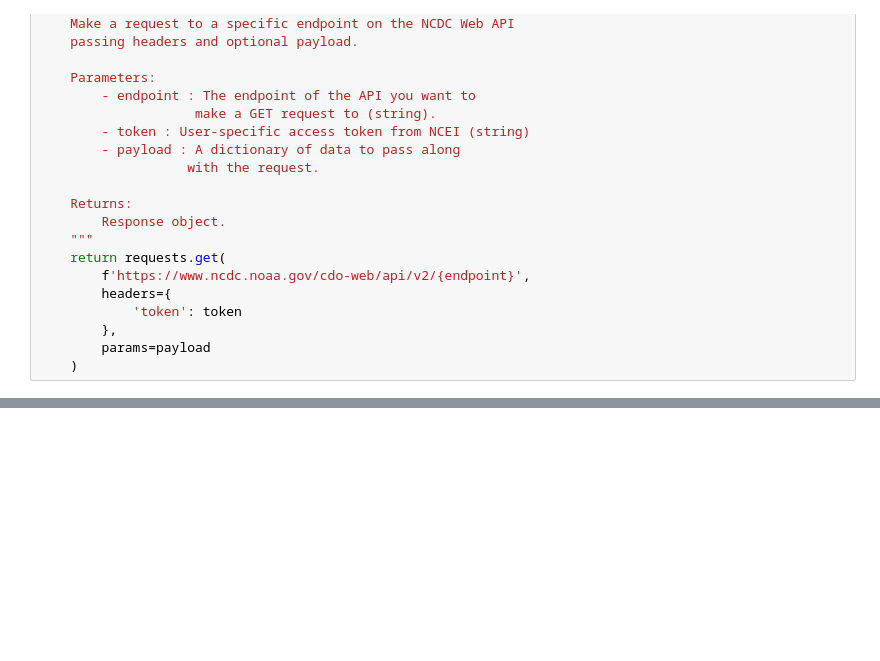
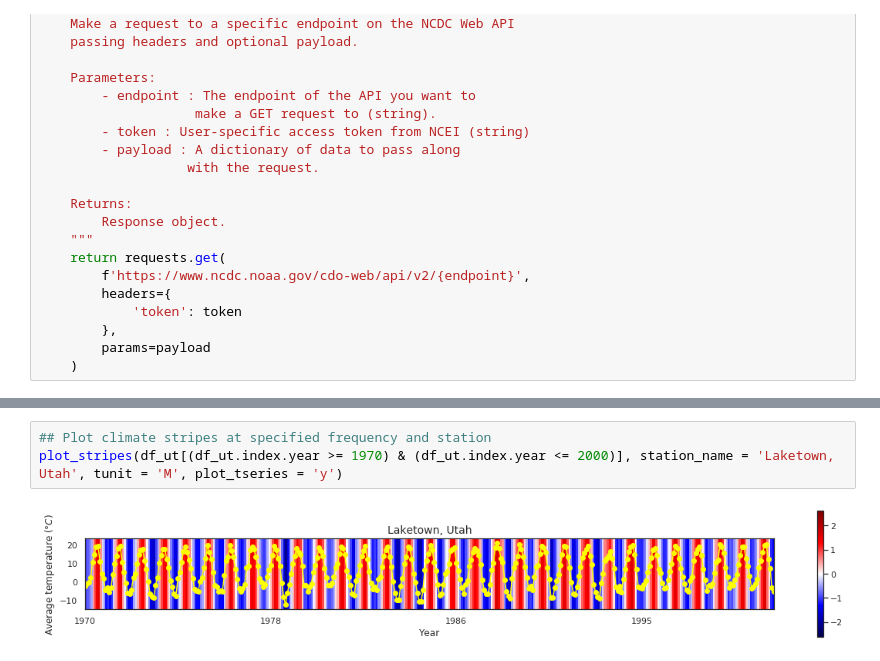
Before and after one commit to bieri2/ATMS597-Project2-GroupA, a Jupyter notebook: groupa_project2.ipynb, the cells around one changed output, grey strips where cells are left out. Saved outputs shown, nothing was run; the diff lists cells and outputs as text; blank space fills up the shorter version.

```diff
--- a/groupa_project2.ipynb
+++ b/groupa_project2.ipynb
@@ -197,0 +257,5 @@ plot_stripes(df, station_name = 'Laketown, Utah', tunit = 'Y', plot_tseries = 'y
+# %%
+## Plot climate stripes at specified frequency and station
+plot_stripes(df_ut[(df_ut.index.year >= 1970) & (df_ut.index.year <= 2000)], station_name = 'Laketown, Utah', tunit = 'M', plot_tseries = 'y')
+# %% [output]
+[figure, added]
```
Also changed, not shown: parts of 12 cells of this notebook.
